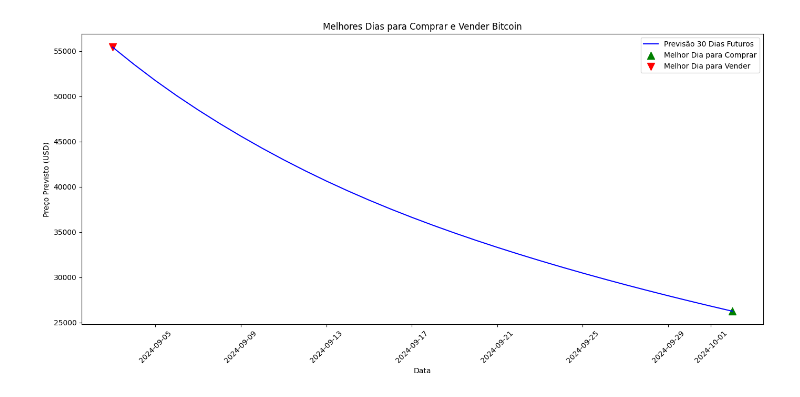
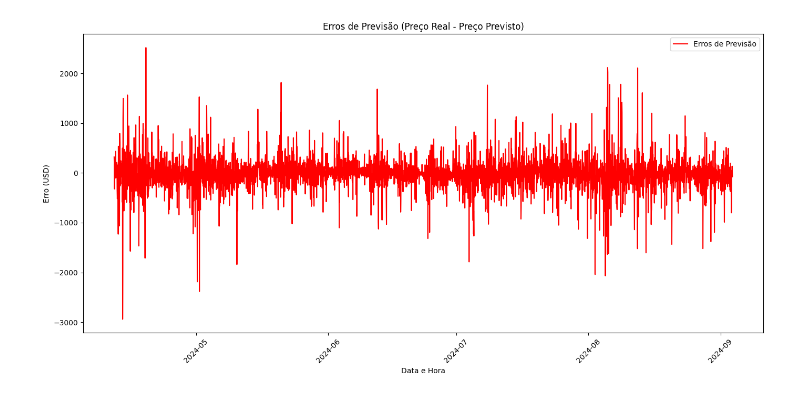
Before and after one commit to rafaelarojas/pondm7, a Jupyter notebook: src/model/lstm_btc.ipynb, the cells around one changed output. Cells and saved outputs as stored; diff of their text form; code cells hidden in the pictures.

```diff
--- a/src/model/lstm_btc.ipynb
+++ b/src/model/lstm_btc.ipynb
@@ -171,15 +181,14 @@ Melhor dia para vender Bitcoin: 2024-09-03
-# %%
-# Gráfico mostrando os melhores dias para compra e venda
-plt.figure(figsize=(14, 7))
-plt.plot(future_dates, predictions, label="Previsão 30 Dias Futuros", color="blue")
-plt.scatter(buy_day, predictions[buy_day_index], color="green", label="Melhor Dia para Comprar", marker="^", s=100)
-plt.scatter(sell_day, predictions[sell_day_index], color="red", label="Melhor Dia para Vender", marker="v", s=100)
-plt.title("Melhores Dias para Comprar e Vender Bitcoin")
-plt.xlabel("Data")
-plt.ylabel("Preço Previsto (USD)")
-plt.legend()
-plt.xticks(rotation=45)
-plt.tight_layout()
-plt.show()
-# %% [output]
-[figure, removed]
+# %%
+errors = real_prices - predicted_prices
+
+plt.figure(figsize=(14, 7))
+plt.plot(y_dates_test[:len(errors)], errors, color="red", label="Erros de Previsão")
+plt.title("Erros de Previsão (Preço Real - Preço Previsto)")
+plt.xlabel("Data e Hora")
+plt.ylabel("Erro (USD)")
+plt.legend()
+plt.xticks(rotation=45)
+plt.tight_layout()
+plt.show()
+# %% [output]
+[figure, added]
```
Also changed, not shown: parts of 15 cells of this notebook.
